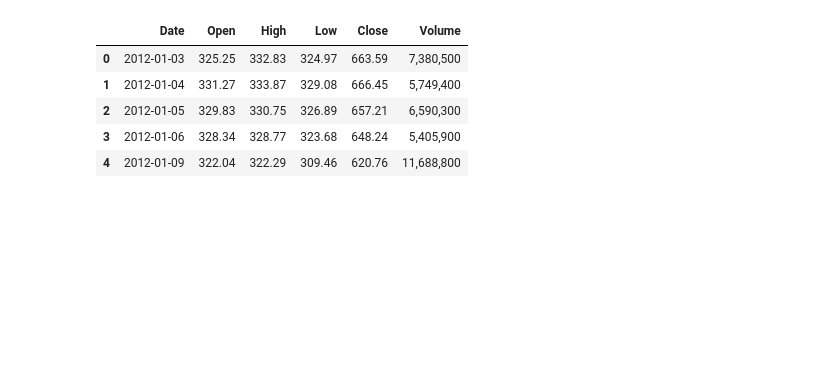
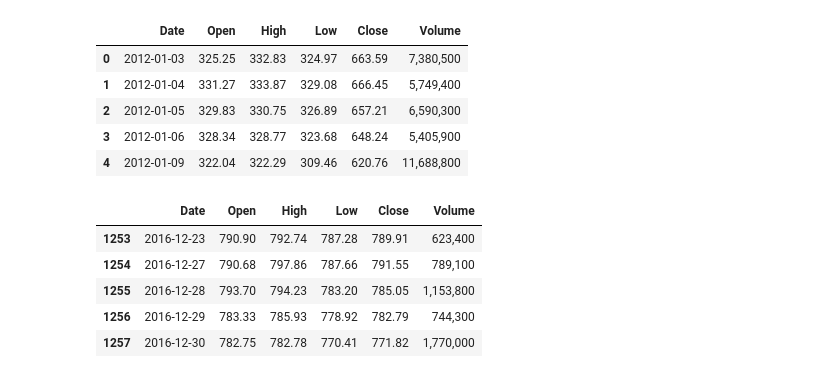
Before and after one commit to prabhavithreddy/Python_AI_ML, a Jupyter notebook: Edureka/PGP AIML/7_SequenceLearning/StockPrediction/StockPrediction.ipynb, the cells around one changed output. Cells and saved outputs as stored; diff of their text form; code cells hidden in the pictures; blank space fills up the shorter version.

```diff
--- a/Edureka/PGP AIML/7_SequenceLearning/StockPrediction/StockPrediction.ipynb
+++ b/Edureka/PGP AIML/7_SequenceLearning/StockPrediction/StockPrediction.ipynb
@@ -23,3 +43,12 @@ df.head()
 | 2 | 2012-01-05 | 329.83 | 330.75 | 326.89 | 657.21 | 6,590,300 |
 | 3 | 2012-01-06 | 328.34 | 328.77 | 323.68 | 648.24 | 5,405,900 |
 | 4 | 2012-01-09 | 322.04 | 322.29 | 309.46 | 620.76 | 11,688,800 |
+# %%
+df.tail()
+# %% [output]
+|  | Date | Open | High | Low | Close | Volume |
+| 1253 | 2016-12-23 | 790.90 | 792.74 | 787.28 | 789.91 | 623,400 |
+| 1254 | 2016-12-27 | 790.68 | 797.86 | 787.66 | 791.55 | 789,100 |
+| 1255 | 2016-12-28 | 793.70 | 794.23 | 783.20 | 785.05 | 1,153,800 |
+| 1256 | 2016-12-29 | 783.33 | 785.93 | 778.92 | 782.79 | 744,300 |
+| 1257 | 2016-12-30 | 782.75 | 782.78 | 770.41 | 771.82 | 1,770,000 |
```
Also changed, not shown: parts of 12 cells of this notebook, 8 other files.
